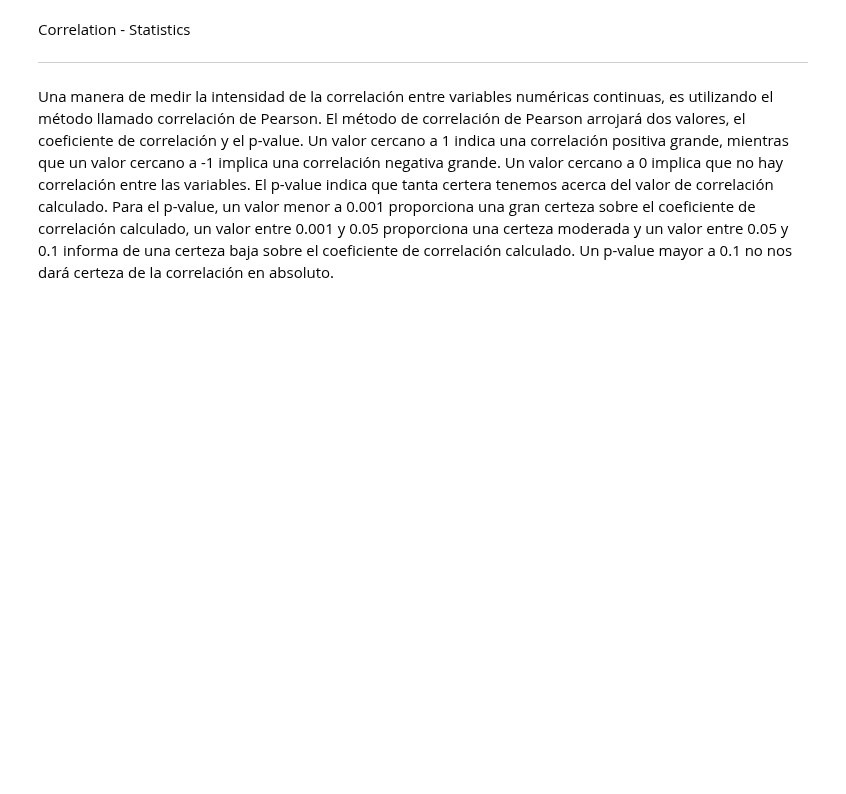
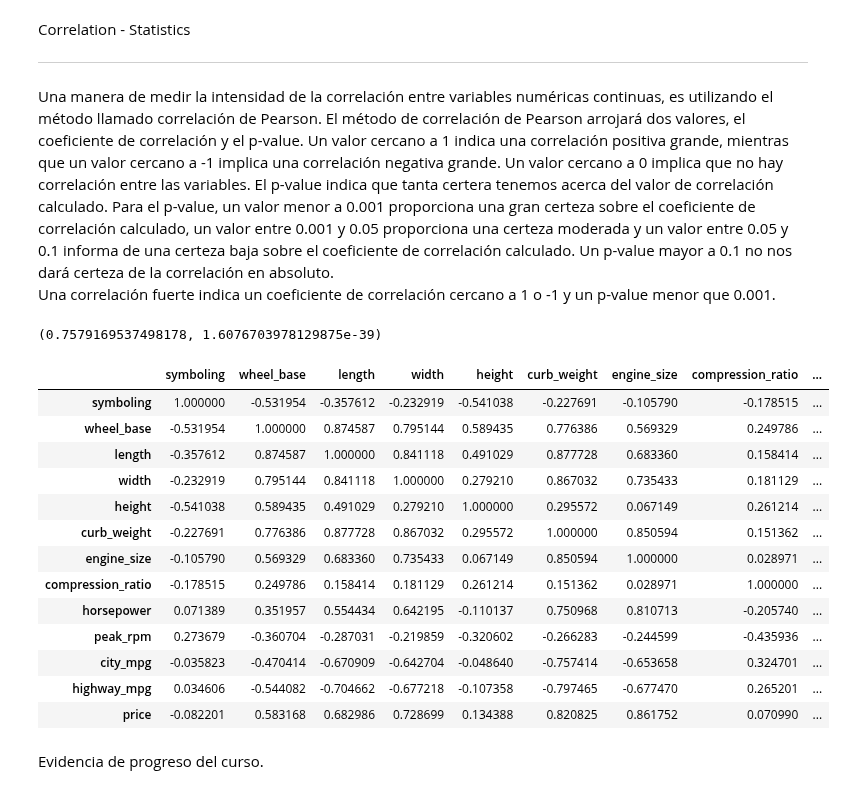
Before and after one commit to PosgradoMNA/actividades-de-aprendizaje-murasakiw, a Jupyter notebook: Semana6_Data_Analysis_with_Python.ipynb, the cells around one changed output. Cells and saved outputs as stored; diff of their text form; code cells hidden in the pictures; blank space fills up the shorter version.

```diff
--- a/Semana6_Data_Analysis_with_Python.ipynb
+++ b/Semana6_Data_Analysis_with_Python.ipynb
@@ -260,3 +284,33 @@ Una manera de medir la intensidad de la correlación entre variables numéricas
 El método de correlación de Pearson arrojará dos valores, el coeficiente de correlación y el p-value.
 Un valor cercano a 1 indica una correlación positiva grande, mientras que un valor cercano a -1 implica una correlación negativa grande. Un valor cercano a 0 implica que no hay correlación entre las variables.
 El p-value indica que tanta certera tenemos acerca del valor de correlación calculado. Para el p-value, un valor menor a 0.001 proporciona una gran certeza sobre el coeficiente de correlación calculado, un valor entre 0.001 y 0.05 proporciona una certeza moderada y un valor entre 0.05 y 0.1 informa de una certeza baja sobre el coeficiente de correlación calculado. Un p-value mayor a 0.1 no nos dará certeza de la correlación en absoluto.
+Una correlación fuerte indica un coeficiente de correlación cercano a 1 o -1 y un p-value menor que 0.001.
+# %%
+#Con el paquete stats de la librería Scipy se puede calcular el coeficiente de correlación de pearson.
+df['horsepower'] = pd.to_numeric(df['horsepower'])
+media = np.mean(df.horsepower)
+df['horsepower'] = df['horsepower'].replace(np.nan, media)
+pearson_coef, p_value = stats.pearsonr(df['horsepower'], df['price'])
+# %%
+pearson_coef, p_value
+# %% [output]
+(0.7579169537498178, 1.6076703978129875e-39)
+# %%
+df.corr()
+# %% [output]
+|  | symboling | wheel_base | length | width | height | curb_weight | engine_size | compression_ratio | ... |
+| symboling | 1.000000 | -0.531954 | -0.357612 | -0.232919 | -0.541038 | -0.227691 | -0.105790 | -0.178515 | ... |
+| wheel_base | -0.531954 | 1.000000 | 0.874587 | 0.795144 | 0.589435 | 0.776386 | 0.569329 | 0.249786 | ... |
+| length | -0.357612 | 0.874587 | 1.000000 | 0.841118 | 0.491029 | 0.877728 | 0.683360 | 0.158414 | ... |
+| width | -0.232919 | 0.795144 | 0.841118 | 1.000000 | 0.279210 | 0.867032 | 0.735433 | 0.181129 | ... |
+| height | -0.541038 | 0.589435 | 0.491029 | 0.279210 | 1.000000 | 0.295572 | 0.067149 | 0.261214 | ... |
+| curb_weight | -0.227691 | 0.776386 | 0.877728 | 0.867032 | 0.295572 | 1.000000 | 0.850594 | 0.151362 | ... |
+| engine_size | -0.105790 | 0.569329 | 0.683360 | 0.735433 | 0.067149 | 0.850594 | 1.000000 | 0.028971 | ... |
+| compression_ratio | -0.178515 | 0.249786 | 0.158414 | 0.181129 | 0.261214 | 0.151362 | 0.028971 | 1.000000 | ... |
+| horsepower | 0.071389 | 0.351957 | 0.554434 | 0.642195 | -0.110137 | 0.750968 | 0.810713 | -0.205740 | ... |
+| peak_rpm | 0.273679 | -0.360704 | -0.287031 | -0.219859 | -0.320602 | -0.266283 | -0.244599 | -0.435936 | ... |
+| city_mpg | -0.035823 | -0.470414 | -0.670909 | -0.642704 | -0.048640 | -0.757414 | -0.653658 | 0.324701 | ... |
+| highway_mpg | 0.034606 | -0.544082 | -0.704662 | -0.677218 | -0.107358 | -0.797465 | -0.677470 | 0.265201 | ... |
+| price | -0.082201 | 0.583168 | 0.682986 | 0.728699 | 0.134388 | 0.820825 | 0.861752 | 0.070990 | ... |
+# %% [markdown]
+Evidencia de progreso del curso.
```
Also changed, not shown: parts of 7 cells of this notebook.
